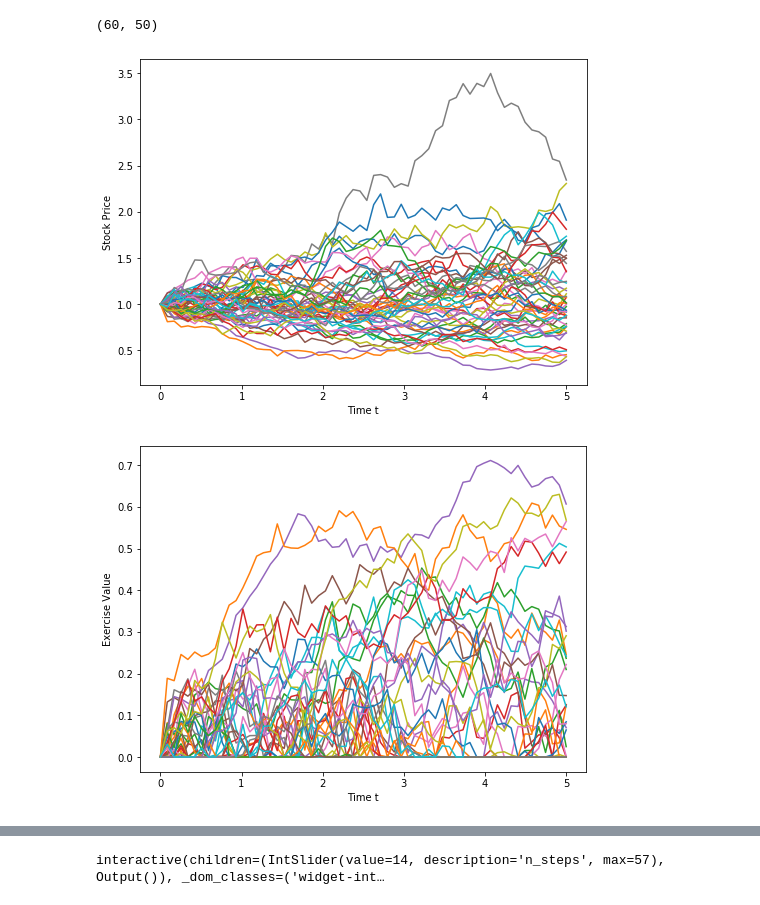
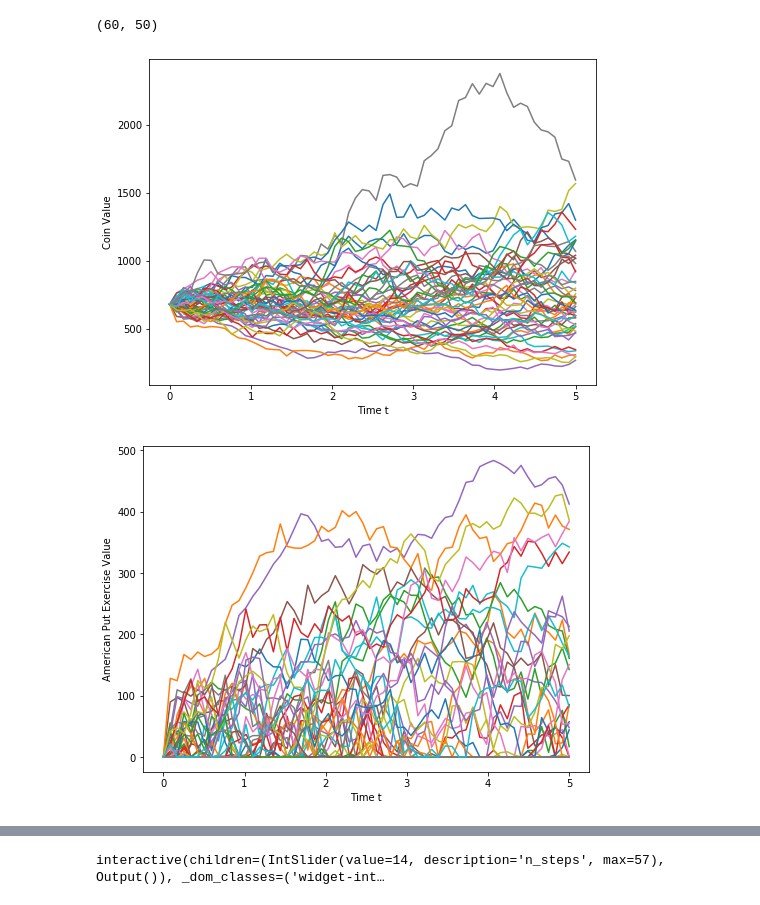
Before and after one commit to luphord/longstaff_schwartz, a Jupyter notebook: talks/talk_pyconde_2019-10-10/Notebook_PyConDE_2019-10-10.ipynb, the cells around one changed output, grey strips where cells are left out. Saved outputs shown, nothing was run; the diff lists cells and outputs as text; code cells hidden in the pictures.

```diff
--- a/talks/talk_pyconde_2019-10-10/Notebook_PyConDE_2019-10-10.ipynb
+++ b/talks/talk_pyconde_2019-10-10/Notebook_PyConDE_2019-10-10.ipynb
@@ -34,12 +34,13 @@ svg_out_path = None # Path('img')
 if svg_out_path:
     svg_out_path.mkdir(parents=True, exist_ok=True)
 
+S0 = 680
 sigma = 0.2
 # zero interest rate so that we can ignore discounting
 gbm = GeometricBrownianMotion(mu=0.0, sigma=sigma)
 t = np.linspace(0, 5, 12*5)
 rnd = RandomState(seed=1234)
-X = gbm.simulate(t, 50, rnd)
+X = S0 * gbm.simulate(t, 50, rnd)
 
 X.shape
 # %% [output]
@@ -49,10 +50,10 @@ figsize = (8, 6)
 # %%
 plt.figure(figsize=figsize)
 plt.plot(t, X);
 plt.xlabel('Time t')
-plt.ylabel('Stock Price')
+plt.ylabel('Coin Value')
 
 if svg_out_path:
     plt.savefig(svg_out_path / 'monte-carlo.svg', transparent=True)
 # %% [output]
-[figure, old version]
+[figure, new version]
@@ -62,12 +63,12 @@ strike = 1.0
 plt.figure(figsize=figsize)
 plt.plot(t, np.maximum(strike - X, 0));
 plt.xlabel('Time t')
-plt.ylabel('Exercise Value')
+plt.ylabel('American Put Exercise Value')
 
 if svg_out_path:
     plt.savefig(svg_out_path / 'exercise-value.svg', transparent=True)
 # %% [output]
-[figure, old version]
+[figure, new version]
 # %%
 cashflow = np.maximum(strike - X[-1, :], 0)
 p = Polynomial.fit(X[-2, :], cashflow, 2)
```
Also changed, not shown: parts of 12 cells of this notebook.
